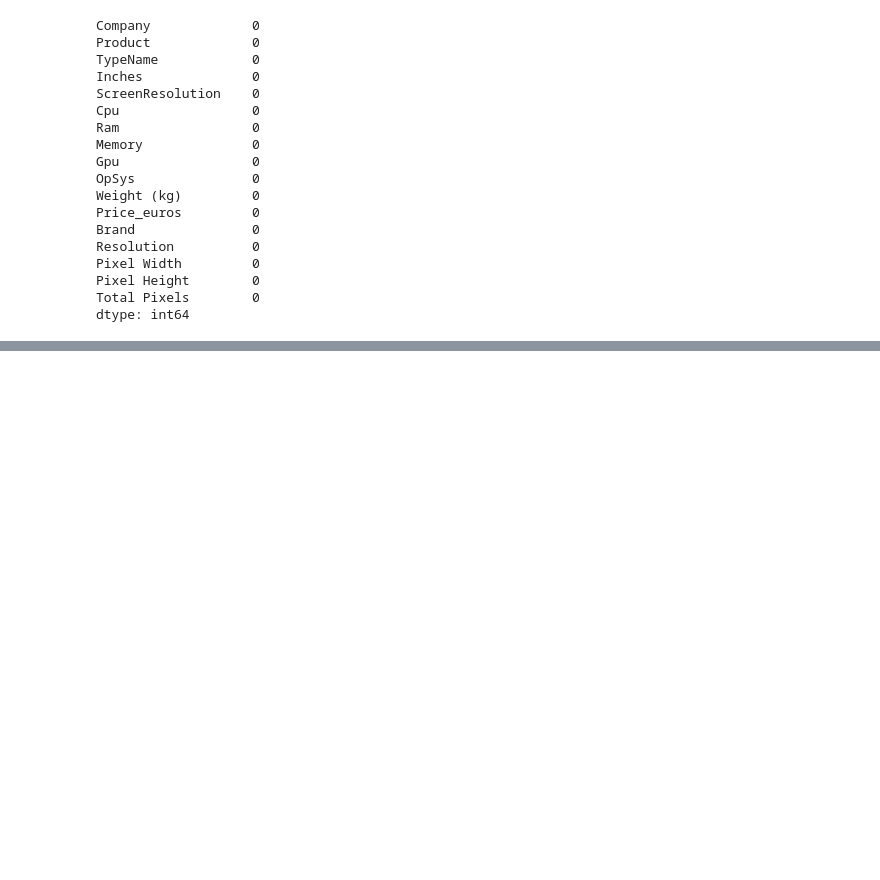
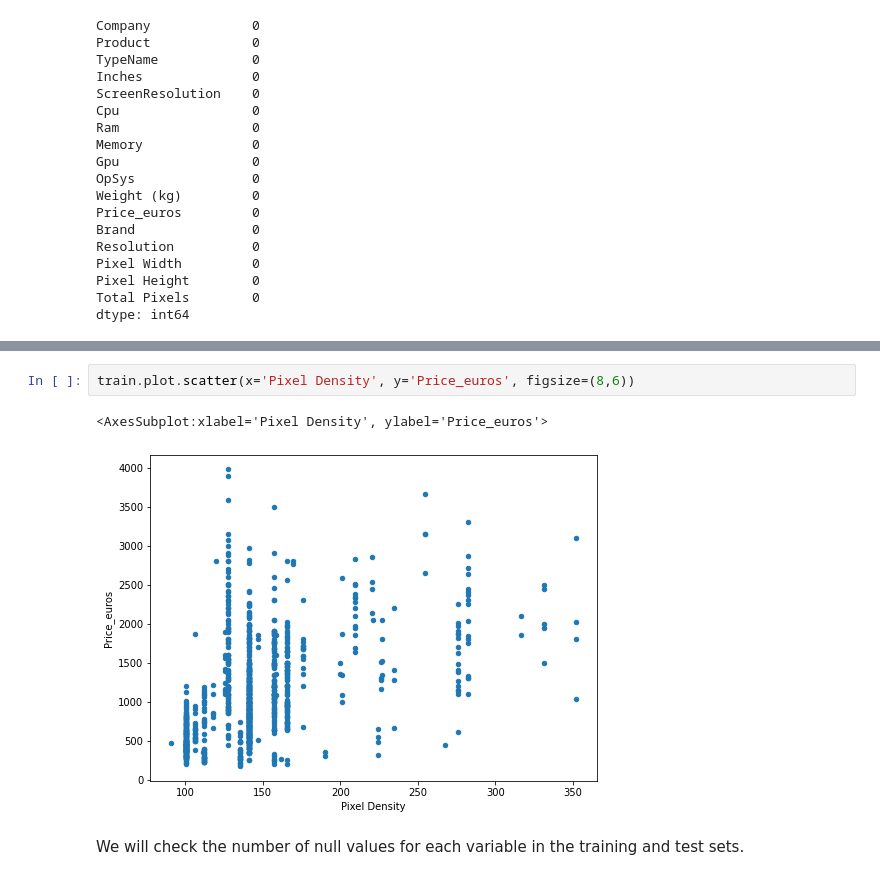
Before and after one commit to ryan-ferns/project_laptop_prices, a Jupyter notebook: laptop-prices-project.ipynb, the cells around one changed output, grey strips where cells are left out. Cells and saved outputs as stored; diff of their text form; blank space fills up the shorter version.

```diff
--- a/laptop-prices-project.ipynb
+++ b/laptop-prices-project.ipynb
@@ -4166,0 +4327,8 @@ dtype: int64
+# %%
+train.plot.scatter(x='Pixel Density', y='Price_euros', figsize=(8,6))
+# %% [output]
+<AxesSubplot:xlabel='Pixel Density', ylabel='Price_euros'>
+[figure, added]
+# %% [markdown]
+We will check the number of null values for each variable
+in the training and test sets.
```
Also changed, not shown: parts of 33 cells of this notebook.
